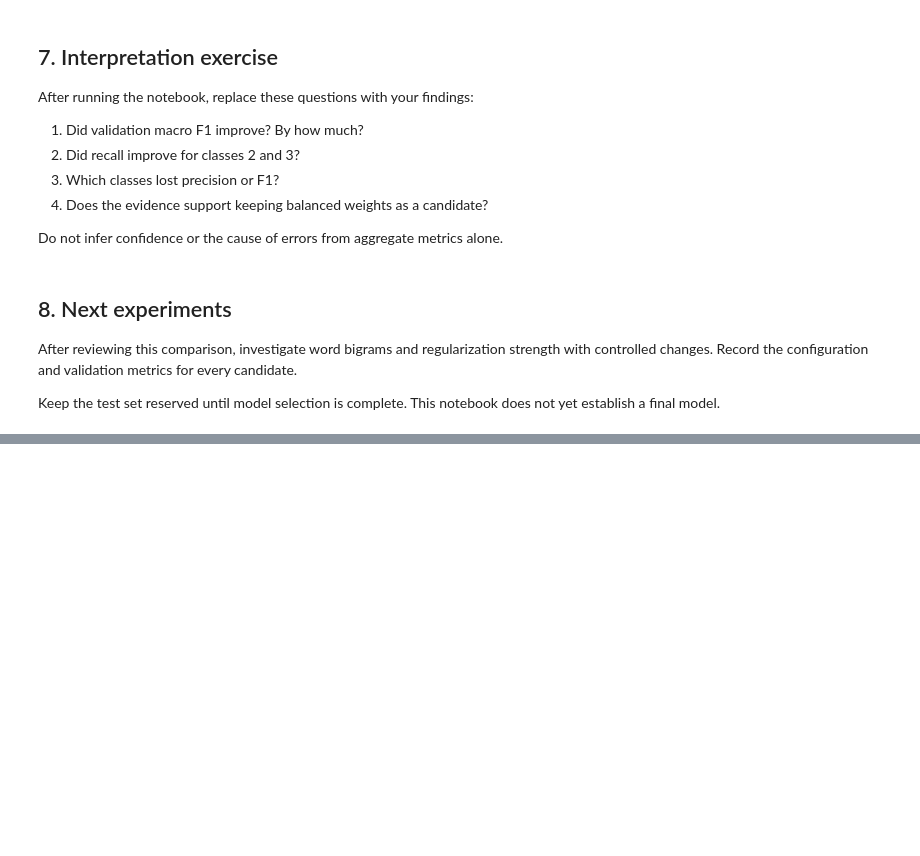
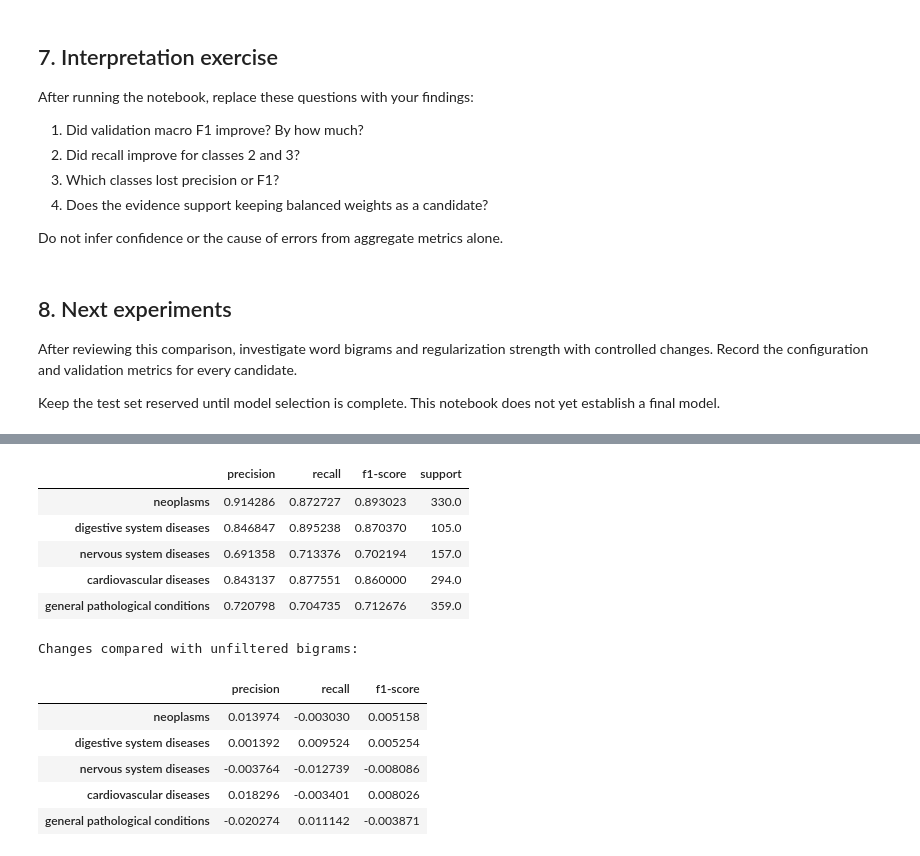
Before and after one commit to em-busca-do-shape-inexplicavel/Medical-Triage, a Jupyter notebook: notebooks/04_model_experiments.ipynb, the cells around one changed output, grey strips where cells are left out. Saved outputs shown, nothing was run; the diff lists cells and outputs as text; code cells hidden in the pictures; blank space fills up the shorter version.

```diff
--- a/notebooks/04_model_experiments.ipynb
+++ b/notebooks/04_model_experiments.ipynb
@@ -165,0 +392,36 @@ Keep the test set reserved until model selection is complete. This notebook does
+# %%
+min_df_report = pd.DataFrame(
+    classification_report(
+        y_validation,
+        min_df_predictions,
+        labels=label_order,
+        target_names=target_names,
+        output_dict=True,
+        zero_division=0,
+    )
+).T.loc[
+    target_names,
+    ["precision", "recall", "f1-score", "support"],
+]
+
+display(min_df_report)
+
+print("Changes compared with unfiltered bigrams:")
+display(
+    min_df_report[["precision", "recall", "f1-score"]]
+    - bigram_report[["precision", "recall", "f1-score"]]
+)
+# %% [output]
+|  | precision | recall | f1-score | support |
+| neoplasms | 0.914286 | 0.872727 | 0.893023 | 330.0 |
+| digestive system diseases | 0.846847 | 0.895238 | 0.870370 | 105.0 |
+| nervous system diseases | 0.691358 | 0.713376 | 0.702194 | 157.0 |
+| cardiovascular diseases | 0.843137 | 0.877551 | 0.860000 | 294.0 |
+| general pathological conditions | 0.720798 | 0.704735 | 0.712676 | 359.0 |
+Changes compared with unfiltered bigrams:
+|  | precision | recall | f1-score |
+| neoplasms | 0.013974 | -0.003030 | 0.005158 |
+| digestive system diseases | 0.001392 | 0.009524 | 0.005254 |
+| nervous system diseases | -0.003764 | -0.012739 | -0.008086 |
+| cardiovascular diseases | 0.018296 | -0.003401 | 0.008026 |
+| general pathological conditions | -0.020274 | 0.011142 | -0.003871 |
```
Also changed, not shown: parts of 17 cells of this notebook.
